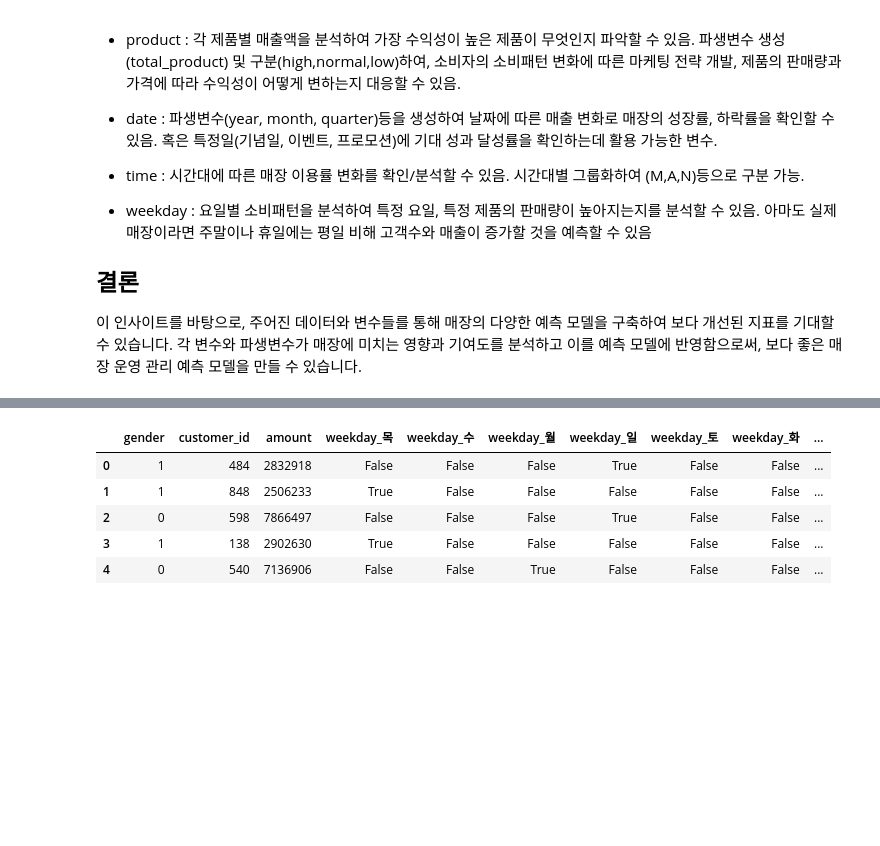
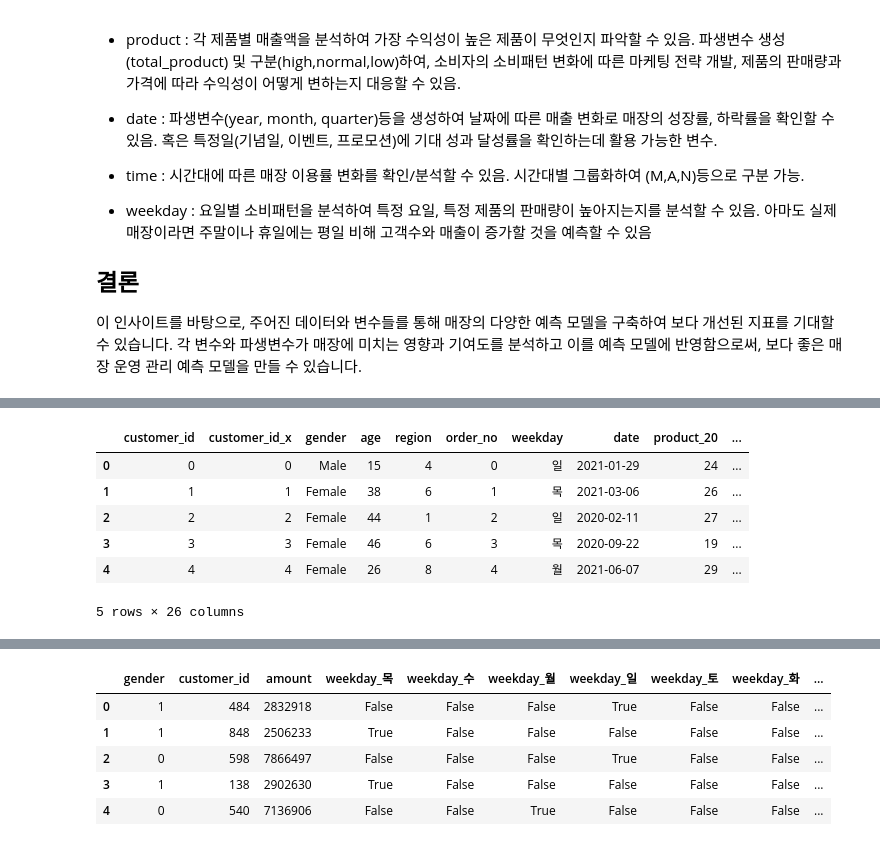
Before and after one commit to wjsghk1267/kita_2404, a Jupyter notebook: m03_분석 라이브러리/TASK/Task_0605.ipynb, the cells around one changed output, grey strips where cells are left out. Drawn from its saved outputs; the diff is of its cells as text; code cells hidden in the pictures; blank space fills up the shorter version.

```diff
--- a/m03_분석 라이브러리/TASK/Task_0605.ipynb
+++ b/m03_분석 라이브러리/TASK/Task_0605.ipynb
@@ -234,2 +234,12 @@ df_a.loc[Down, ['amount']] *= 0.7
+# %%
+df_a.head()
+# %% [output]
+|  | customer_id | customer_id_x | gender | age | region | order_no | weekday | date | product_20 | ... |
+| 0 | 0 | 0 | Male | 15 | 4 | 0 | 일 | 2021-01-29 | 24 | ... |
+| 1 | 1 | 1 | Female | 38 | 6 | 1 | 목 | 2021-03-06 | 26 | ... |
+| 2 | 2 | 2 | Female | 44 | 1 | 2 | 일 | 2020-02-11 | 27 | ... |
+| 3 | 3 | 3 | Female | 46 | 6 | 3 | 목 | 2020-09-22 | 19 | ... |
+| 4 | 4 | 4 | Female | 26 | 8 | 4 | 월 | 2021-06-07 | 29 | ... |
+5 rows × 26 columns
 # %%
 # 데이터 전처리 - 필요없는 열 제거
```
Also changed, not shown: parts of 12 cells of this notebook, 1 other file.
